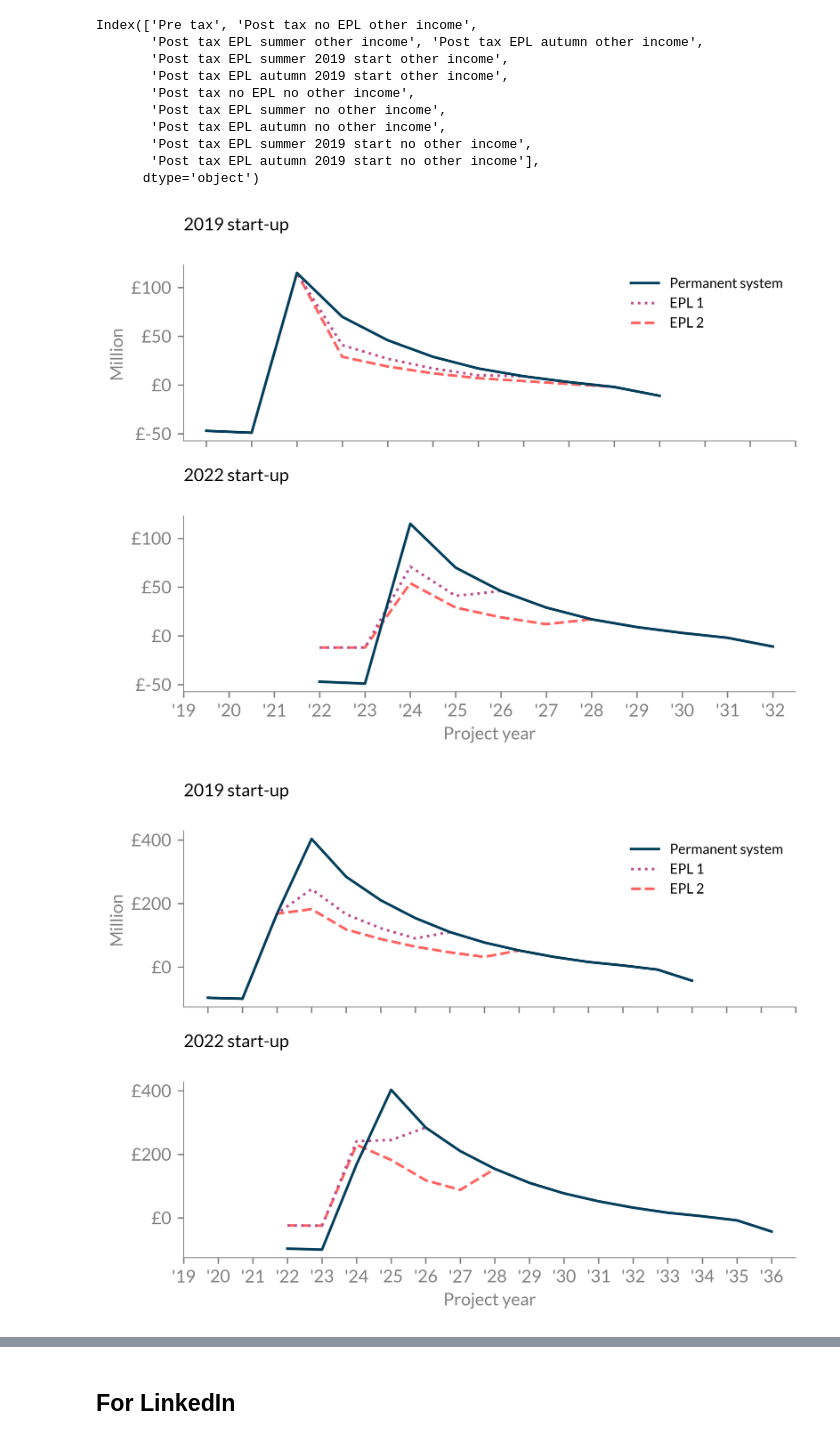
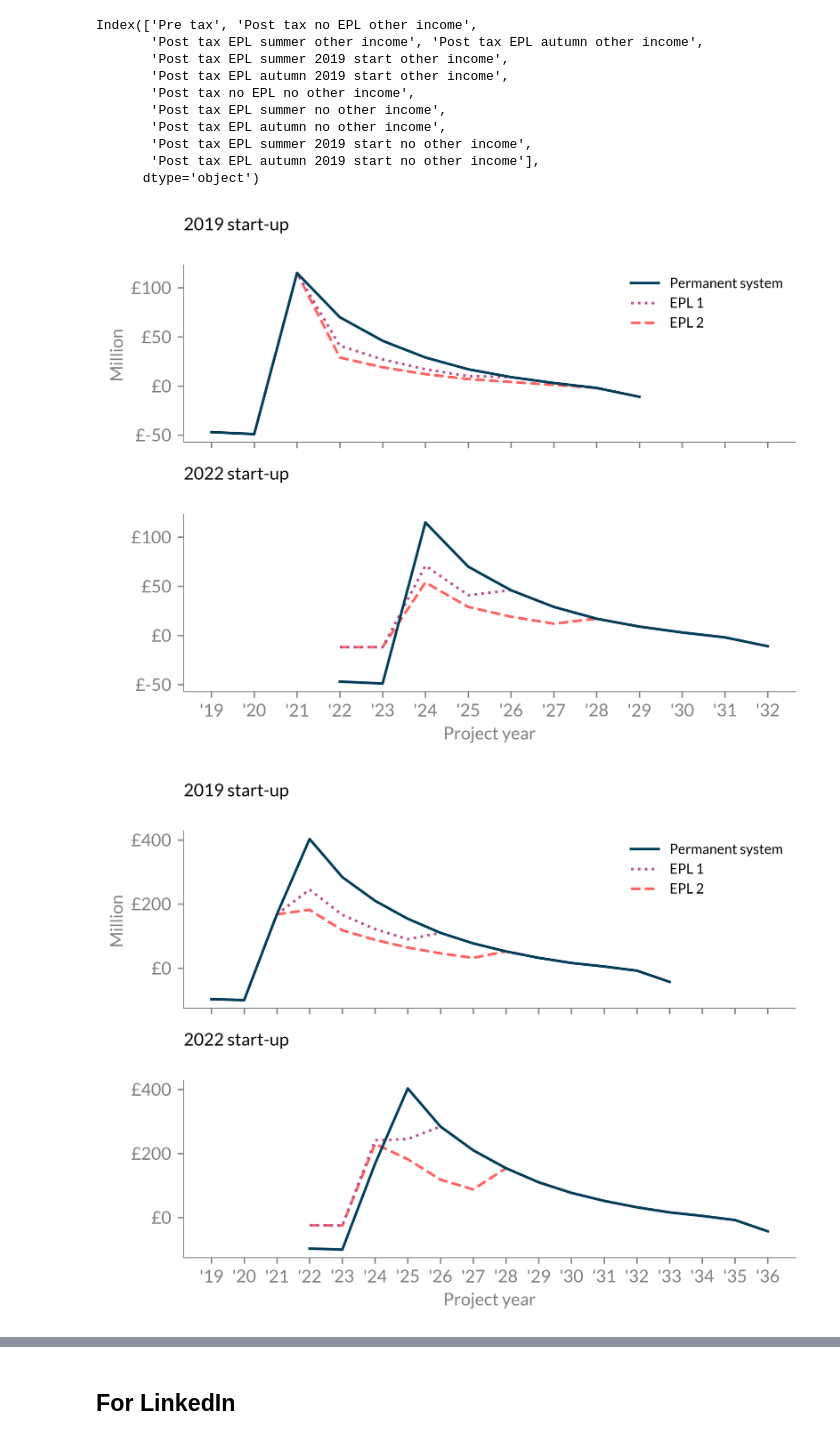
Before and after one commit to artregalado/EPL-Analysis, a Jupyter notebook: epl_analysis_notebook.ipynb, the cells around one changed output, grey strips where cells are left out. Saved outputs shown, nothing was run; the diff lists cells and outputs as text; code cells hidden in the pictures.

Commit message:
Finished first draft of all results and plots for EPL analysis

```diff
--- a/epl_analysis_notebook.ipynb
+++ b/epl_analysis_notebook.ipynb
@@ -212,7 +212,7 @@ df = pd.concat([permanent, summer, autumn, permanent2019, summer2019, autumn2019
 df.columns = ['Permanent_2022', 'EPL1_2022', 'EPL2_2022', 'Permanent_2019', 'EPL1_2019', 'EPL2_2019']
 df.index = df.index.map(str)
 
-fig, (ax1,ax2) =plt.subplots(nrows=2, figsize=(5.8, 4.5), dpi=600, tight_layout=True, sharey=True)
+fig, (ax1,ax2) =plt.subplots(nrows=2, figsize=(5.8, 4.5), dpi=600, tight_layout=True, sharey=True, sharex=True)
 
 ax1.plot(df['EPL2_2019'], label='EPL 2', c=color_highlight_orangered, ls='--')
 ax1.plot(df['EPL1_2019'], label='EPL 1', c=color_highlight_red, ls=':')
@@ -239,11 +239,11 @@ ax2.set_xticks(ticks = df.index, labels = x_labels)
 h, l = ax1.get_legend_handles_labels()
 ax1.legend(handles=[h[2], h[1], h[0]], labels=[l[2], l[1], l[0]], frameon=False, loc='upper right')
 
-
 fig.subplots_adjust(hspace=5)
+fig.savefig("./plots/small_delayed_comparison.png")
 plt.show()
 # %% [output]
-[figure, old version]
+[figure, new version]
 # %%
 summer = cashflow_medium_field['Post tax EPL summer other income']['post_tax_ncf']
 autumn = cashflow_medium_field['Post tax EPL autumn other income']['post_tax_ncf']
@@ -271,38 +271,39 @@ df = pd.concat([permanent, summer, autumn, permanent2019, summer2019, autumn2019
 df.columns = ['Permanent_2022', 'EPL1_2022', 'EPL2_2022', 'Permanent_2019', 'EPL1_2019', 'EPL2_2019']
 df.index = df.index.map(str)
 
-fig, (ax1,ax2) =plt.subplots(nrows=2, figsize=(5.8, 4.5), dpi=600, tight_layout=True, sharey=True)
+fig, (ax1,ax2) =plt.subplots(nrows=2, figsize=(5.8, 4.5), dpi=600, tight_layout=True, sharey=True, sharex=True)
 
 ax1.plot(df['EPL2_2019'], label='EPL 2', c=color_highlight_orangered, ls='--')
 ax1.plot(df['EPL1_2019'], label='EPL 1', c=color_highlight_red, ls=':')
 ax1.plot(df['Permanent_2019'], label='Permanent system', color=color_base_line)
 
 ax2.plot(df['EPL2_2022'], label='EPL 2', c=color_highlight_orangered, ls='--')
 ax2.plot(df['EPL1_2022'], label="EPL 1", c=color_highlight_red, ls=':')
 ax2.plot(df['Permanent_2022'], label='Permanent system', color=color_base_line)
 
 ax1.set_title("2019 start-up", size=10, loc='left', pad=20)
 ax2.set_title("2022 start-up", size=10, loc='left', pad=20)
 
 ax2.set_xlabel("Project year")
 ax1.set_ylabel("Million")
 
 ax1.yaxis.set_major_formatter('£{x:1.0f}')
 ax2.yaxis.set_major_formatter('£{x:1.0f}')
 
 x_labels = [str("'" + year[2:4]) for year in df.index]
 ax1.set_xticks(ticks = df.index, labels = "")
 ax2.set_xticks(ticks = df.index, labels = x_labels)
 
 # Legend styling
 h, l = ax1.get_legend_handles_labels()
 ax1.legend(handles=[h[2], h[1], h[0]], labels=[l[2], l[1], l[0]], frameon=False, loc='upper right')
 
 
 fig.subplots_adjust(hspace=5)
+fig.savefig("./plots/medium_delayed_comparison.png")
 plt.show()
 # %% [output]
-[figure, old version]
+[figure, new version]
 # %%
 summer = cashflow_large_field['Post tax EPL summer other income']['post_tax_ncf']
 autumn = cashflow_large_field['Post tax EPL autumn other income']['post_tax_ncf']
```
Also changed, not shown: parts of 18 cells of this notebook, 1 other file.
